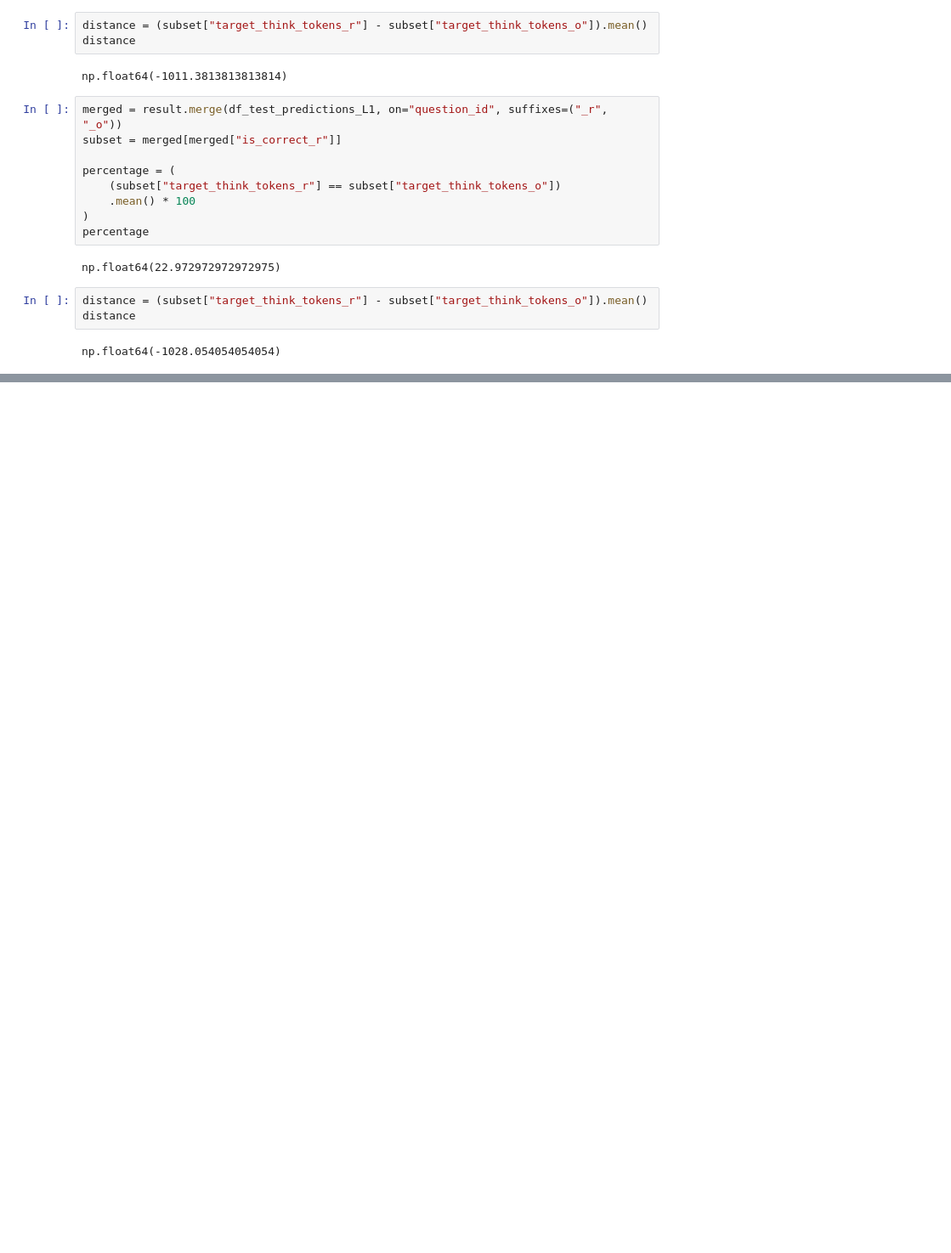
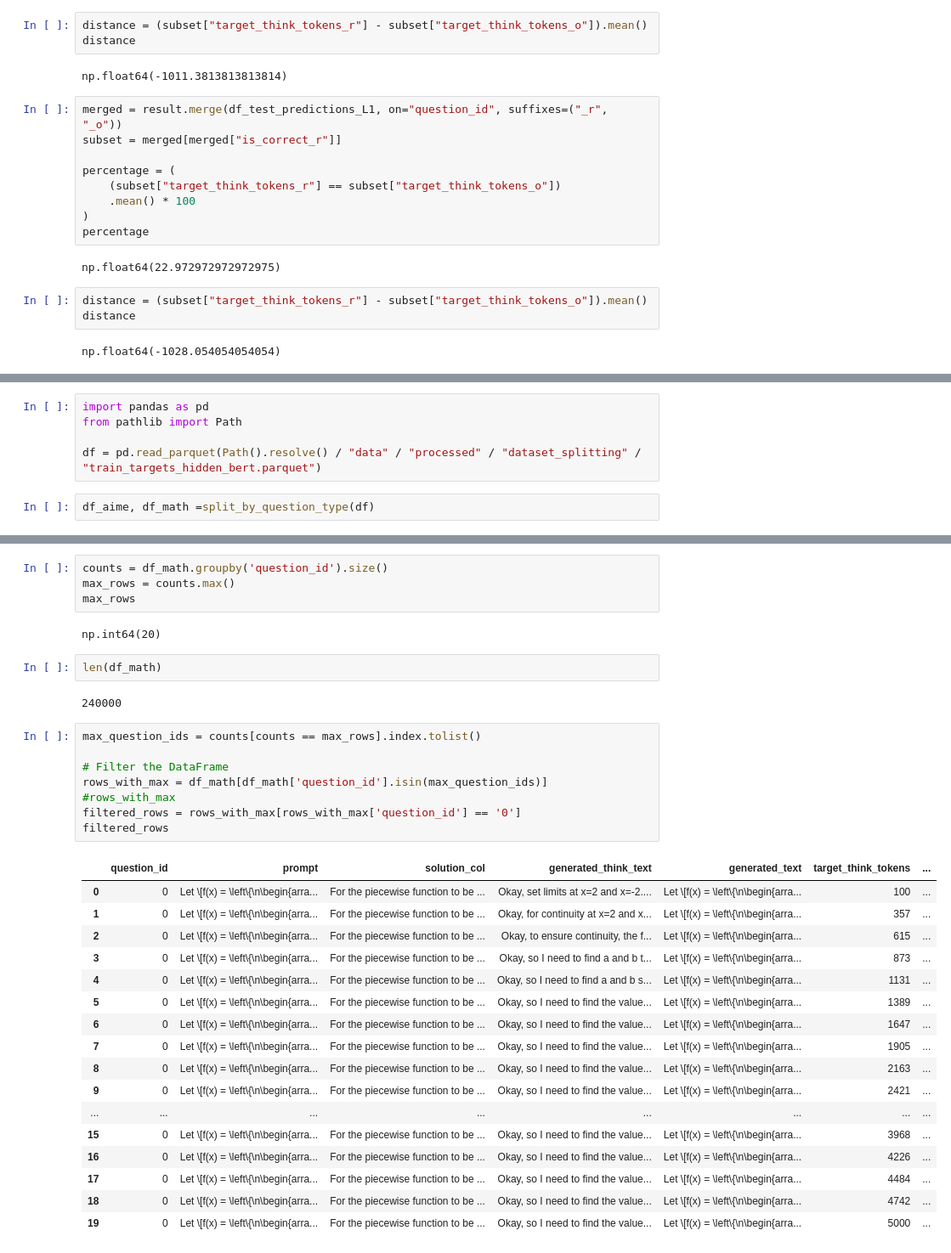
Before and after one commit to SebastianJitaru29/llm-think-too-much, a Jupyter notebook: eval_regressor.ipynb, the cells around one changed output, grey strips where cells are left out. Shown at 85% size. Saved outputs shown, nothing was run; the diff lists cells and outputs as text; blank space fills up the shorter version.

```diff
--- a/eval_regressor.ipynb
+++ b/eval_regressor.ipynb
@@ -250,0 +317,7 @@ np.float64(-1028.054054054054)
+# %%
+import pandas as pd
+from pathlib import Path
+
+df = pd.read_parquet(Path().resolve() / "data" / "processed" / "dataset_splitting" / "train_targets_hidden_bert.parquet")
+# %%
+df_aime, df_math =split_by_question_type(df)
@@ -250,0 +397,36 @@ np.float64(-1028.054054054054)
+# %%
+counts = df_math.groupby('question_id').size()
+max_rows = counts.max()
+max_rows
+# %% [output]
+np.int64(20)
+# %%
+len(df_math)
+# %% [output]
+240000
+# %%
+max_question_ids = counts[counts == max_rows].index.tolist()
+
+# Filter the DataFrame
+rows_with_max = df_math[df_math['question_id'].isin(max_question_ids)]
+#rows_with_max
+filtered_rows = rows_with_max[rows_with_max['question_id'] == '0']
+filtered_rows
+# %% [output]
+|  | question_id | prompt | solution_col | generated_think_text | generated_text | target_think_tokens | ... |
+| 0 | 0 | Let \[f(x) = \left\{\n\begin{arra... | For the piecewise function to be ... | Okay, set limits at x=2 and x=-2.... | Let \[f(x) = \left\{\n\begin{arra... | 100 | ... |
+| 1 | 0 | Let \[f(x) = \left\{\n\begin{arra... | For the piecewise function to be ... | Okay, for continuity at x=2 and x... | Let \[f(x) = \left\{\n\begin{arra... | 357 | ... |
+| 2 | 0 | Let \[f(x) = \left\{\n\begin{arra... | For the piecewise function to be ... | Okay, to ensure continuity, the f... | Let \[f(x) = \left\{\n\begin{arra... | 615 | ... |
+| 3 | 0 | Let \[f(x) = \left\{\n\begin{arra... | For the piecewise function to be ... | Okay, so I need to find a and b t... | Let \[f(x) = \left\{\n\begin{arra... | 873 | ... |
+| 4 | 0 | Let \[f(x) = \left\{\n\begin{arra... | For the piecewise function to be ... | Okay, so I need to find a and b s... | Let \[f(x) = \left\{\n\begin{arra... | 1131 | ... |
+| 5 | 0 | Let \[f(x) = \left\{\n\begin{arra... | For the piecewise function to be ... | Okay, so I need to find the value... | Let \[f(x) = \left\{\n\begin{arra... | 1389 | ... |
+| 6 | 0 | Let \[f(x) = \left\{\n\begin{arra... | For the piecewise function to be ... | Okay, so I need to find the value... | Let \[f(x) = \left\{\n\begin{arra... | 1647 | ... |
+| 7 | 0 | Let \[f(x) = \left\{\n\begin{arra... | For the piecewise function to be ... | Okay, so I need to find the value... | Let \[f(x) = \left\{\n\begin{arra... | 1905 | ... |
+| 8 | 0 | Let \[f(x) = \left\{\n\begin{arra... | For the piecewise function to be ... | Okay, so I need to find the value... | Let \[f(x) = \left\{\n\begin{arra... | 2163 | ... |
+| 9 | 0 | Let \[f(x) = \left\{\n\begin{arra... | For the piecewise function to be ... | Okay, so I need to find the value... | Let \[f(x) = \left\{\n\begin{arra... | 2421 | ... |
+| ... | ... | ... | ... | ... | ... | ... | ... |
+| 15 | 0 | Let \[f(x) = \left\{\n\begin{arra... | For the piecewise function to be ... | Okay, so I need to find the value... | Let \[f(x) = \left\{\n\begin{arra... | 3968 | ... |
+| 16 | 0 | Let \[f(x) = \left\{\n\begin{arra... | For the piecewise function to be ... | Okay, so I need to find the value... | Let \[f(x) = \left\{\n\begin{arra... | 4226 | ... |
+| 17 | 0 | Let \[f(x) = \left\{\n\begin{arra... | For the piecewise function to be ... | Okay, so I need to find the value... | Let \[f(x) = \left\{\n\begin{arra... | 4484 | ... |
+| 18 | 0 | Let \[f(x) = \left\{\n\begin{arra... | For the piecewise function to be ... | Okay, so I need to find the value... | Let \[f(x) = \left\{\n\begin{arra... | 4742 | ... |
+| 19 | 0 | Let \[f(x) = \left\{\n\begin{arra... | For the piecewise function to be ... | Okay, so I need to find the value... | Let \[f(x) = \left\{\n\begin{arra... | 5000 | ... |
```
Also changed, not shown: parts of 18 cells of this notebook, 10 other files.
